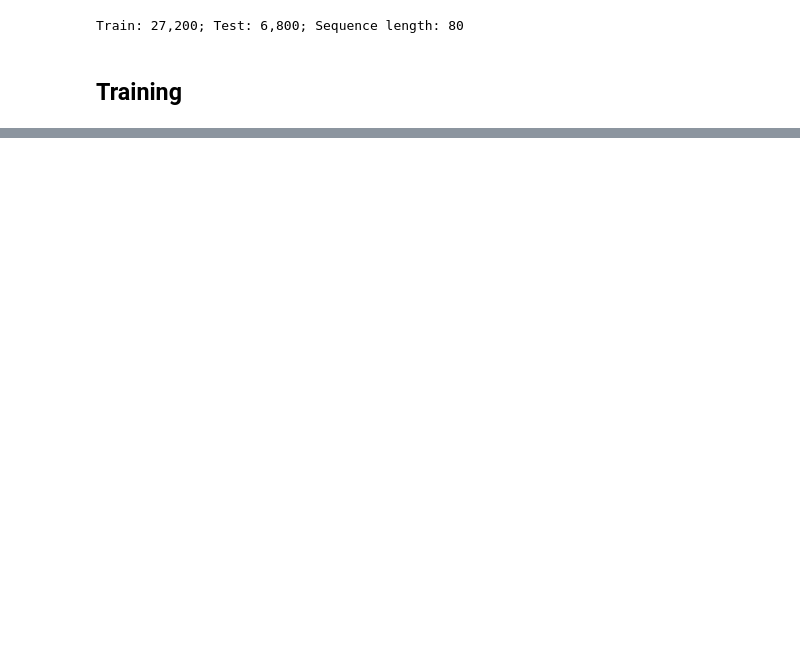
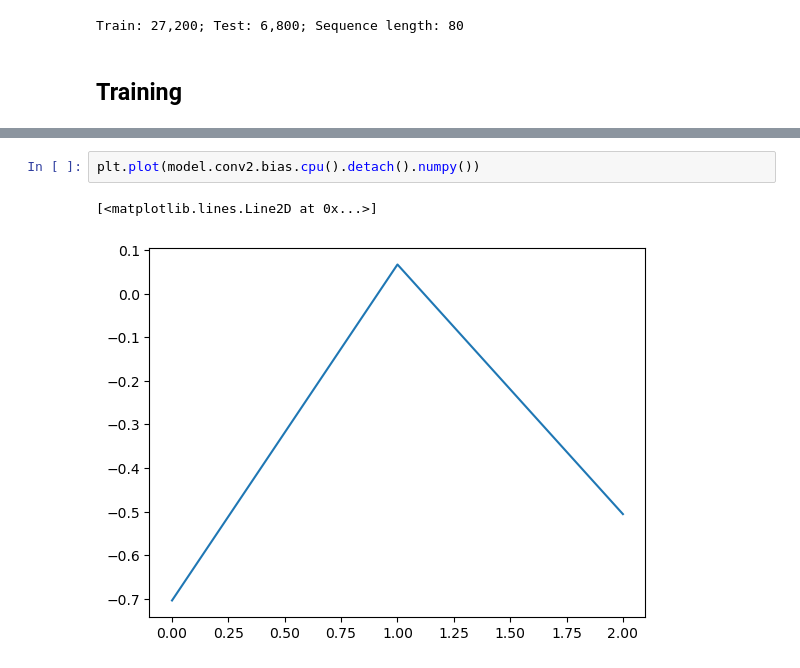
Before and after one commit to KellyLiao1023/Whole-model, a Jupyter notebook: MS2_Data_PyTorch/scripts/Model_CorePromoter_clean.ipynb, the cells around one changed output, grey strips where cells are left out. Cells and saved outputs as stored; diff of their text form; blank space fills up the shorter version.

```diff
--- a/MS2_Data_PyTorch/scripts/Model_CorePromoter_clean.ipynb
+++ b/MS2_Data_PyTorch/scripts/Model_CorePromoter_clean.ipynb
@@ -951,0 +352,5 @@ Saved C:\Users\kueih\OneDrive\桌面\Claude code\promoter library exp\outputs\01
+# %%
+plt.plot(model.conv2.bias.cpu().detach().numpy())
+# %% [output]
+[<matplotlib.lines.Line2D at 0x...>]
+[figure, added]
```
Also changed, not shown: parts of 14 cells of this notebook.
